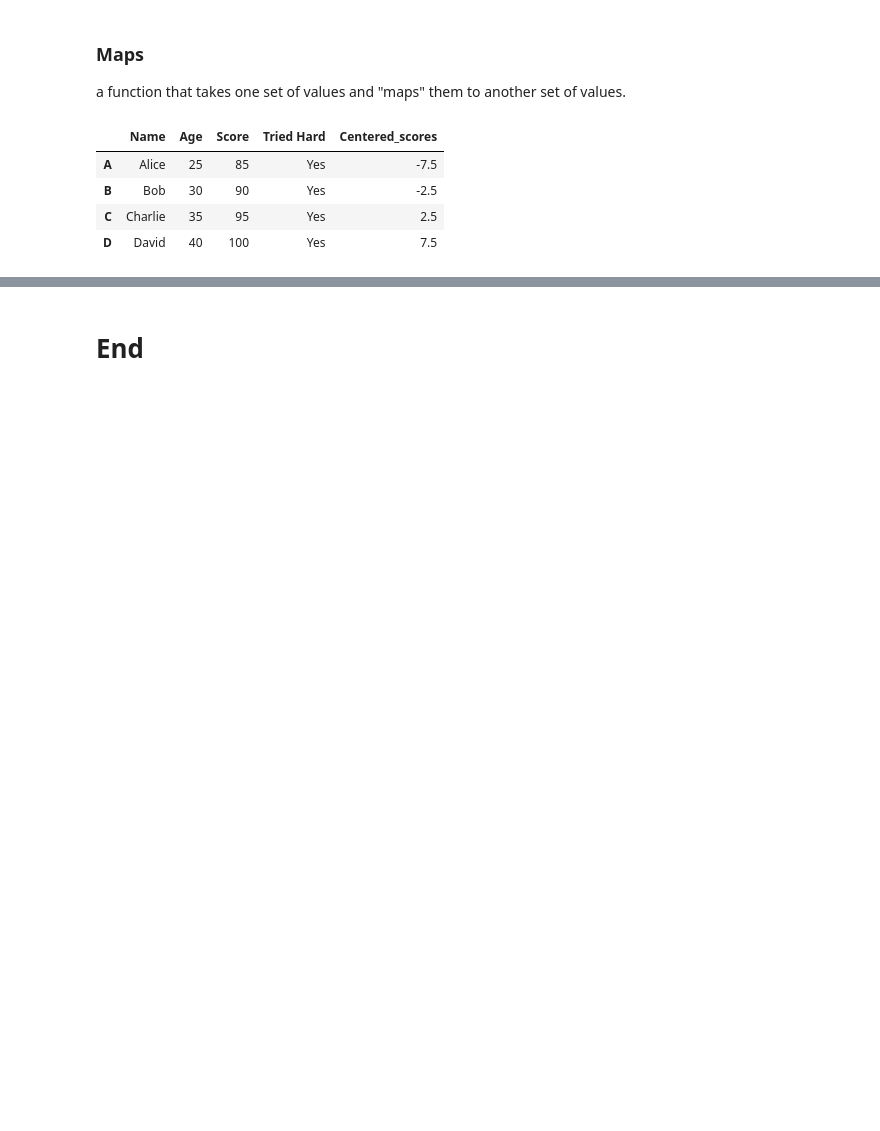
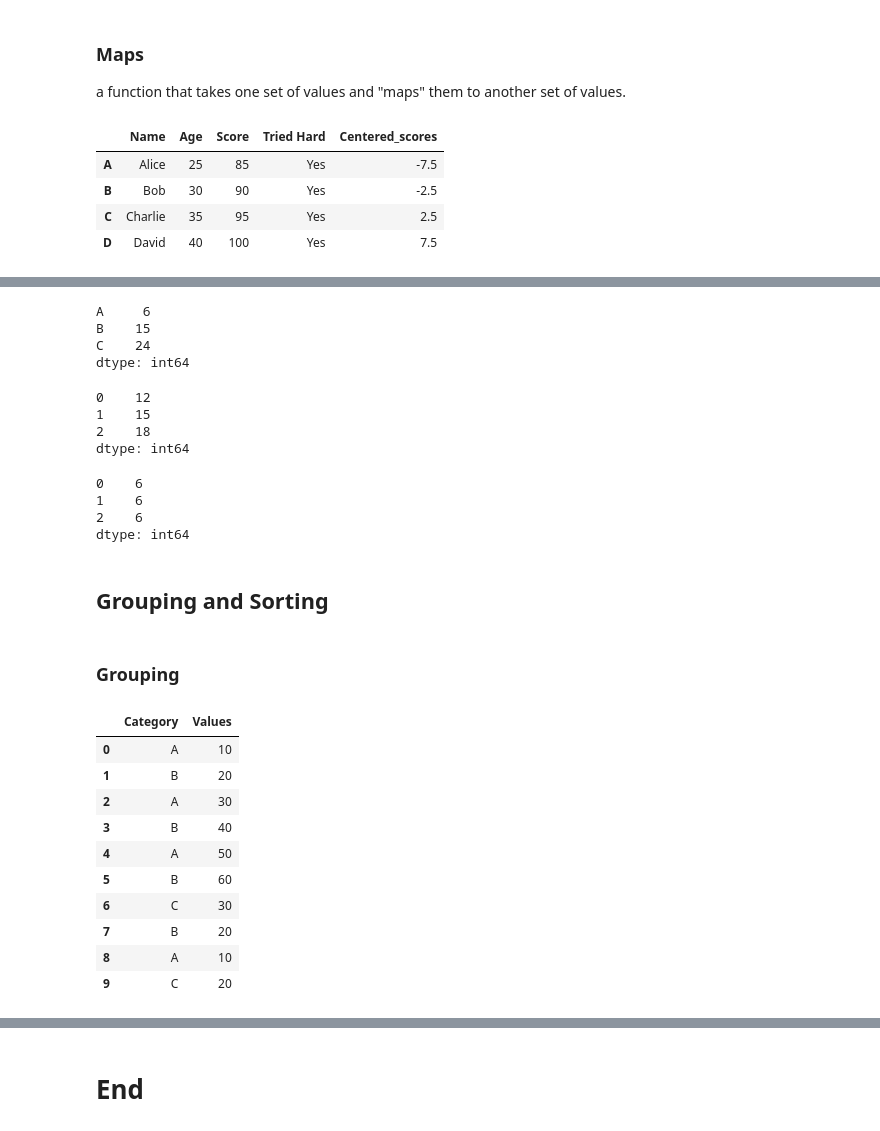
Before and after one commit to MikiasHWT/Python, a Jupyter notebook: Back_to_Basics.ipynb, the cells around one changed output, grey strips where cells are left out. Cells and saved outputs as stored; diff of their text form; code cells hidden in the pictures; blank space fills up the shorter version.

Commit message:
Phython Data science handbook review

```diff
--- a/Back_to_Basics.ipynb
+++ b/Back_to_Basics.ipynb
@@ -1480,0 +2329,71 @@ df
+# %%
+# Using apply on a DataFrame (Column-wise)
+
+# Create a DataFrame
+df = pd.DataFrame({
+    'A': [1, 2, 3],
+    'B': [4, 5, 6],
+    'C': [7, 8, 9]
+})
+
+# Apply a function along columns (axis=0 by default)
+column_sums = df.apply(sum)
+
+print(column_sums)
+# %% [output]
+A     6
+B    15
+C    24
+dtype: int64
+# %%
+# Using apply on a DataFrame (Row-wise)
+
+# Apply a function along rows (axis=1)
+row_sums = df.apply(lambda row: row.sum(), axis=1)
+
+print(row_sums)
+# %% [output]
+0    12
+1    15
+2    18
+dtype: int64
+# %%
+# Applying a Custom Function
+
+# Custom function to calculate the range (max - min) of values
+def calc_range(row):
+    return row.max() - row.min()
+
+# Apply the custom function along rows
+row_ranges = df.apply(calc_range, axis=1)
+
+print(row_ranges)
+# %% [output]
+0    6
+1    6
+2    6
+dtype: int64
+# %% [markdown]
+## Grouping and Sorting
+# %% [markdown]
+### Grouping
+# %%
+# Create a DataFrame
+data = {'Category': ['A', 'B', 'A', 'B', 'A', 'B', 'C', 'B', 'A', 'C'],
+        'Values': [10, 20, 30, 40, 50, 60, 30, 20, 10, 20]}
+
+df = pd.DataFrame(data)
+
+df
+# %% [output]
+|  | Category | Values |
+| 0 | A | 10 |
+| 1 | B | 20 |
+| 2 | A | 30 |
+| 3 | B | 40 |
+| 4 | A | 50 |
+| 5 | B | 60 |
+| 6 | C | 30 |
+| 7 | B | 20 |
+| 8 | A | 10 |
+| 9 | C | 20 |
```
Also changed, not shown: parts of 137 cells of this notebook, 1 other file.
